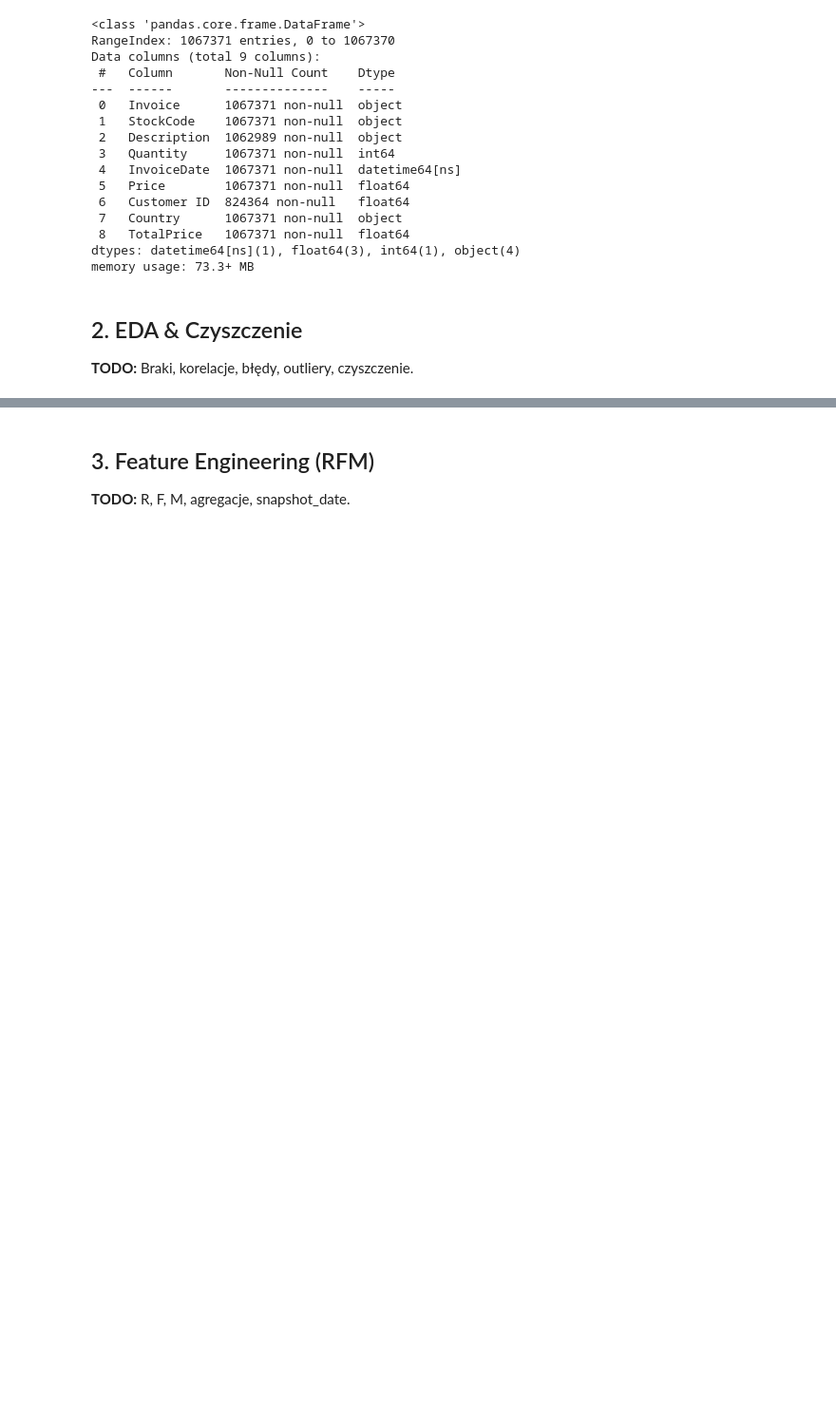
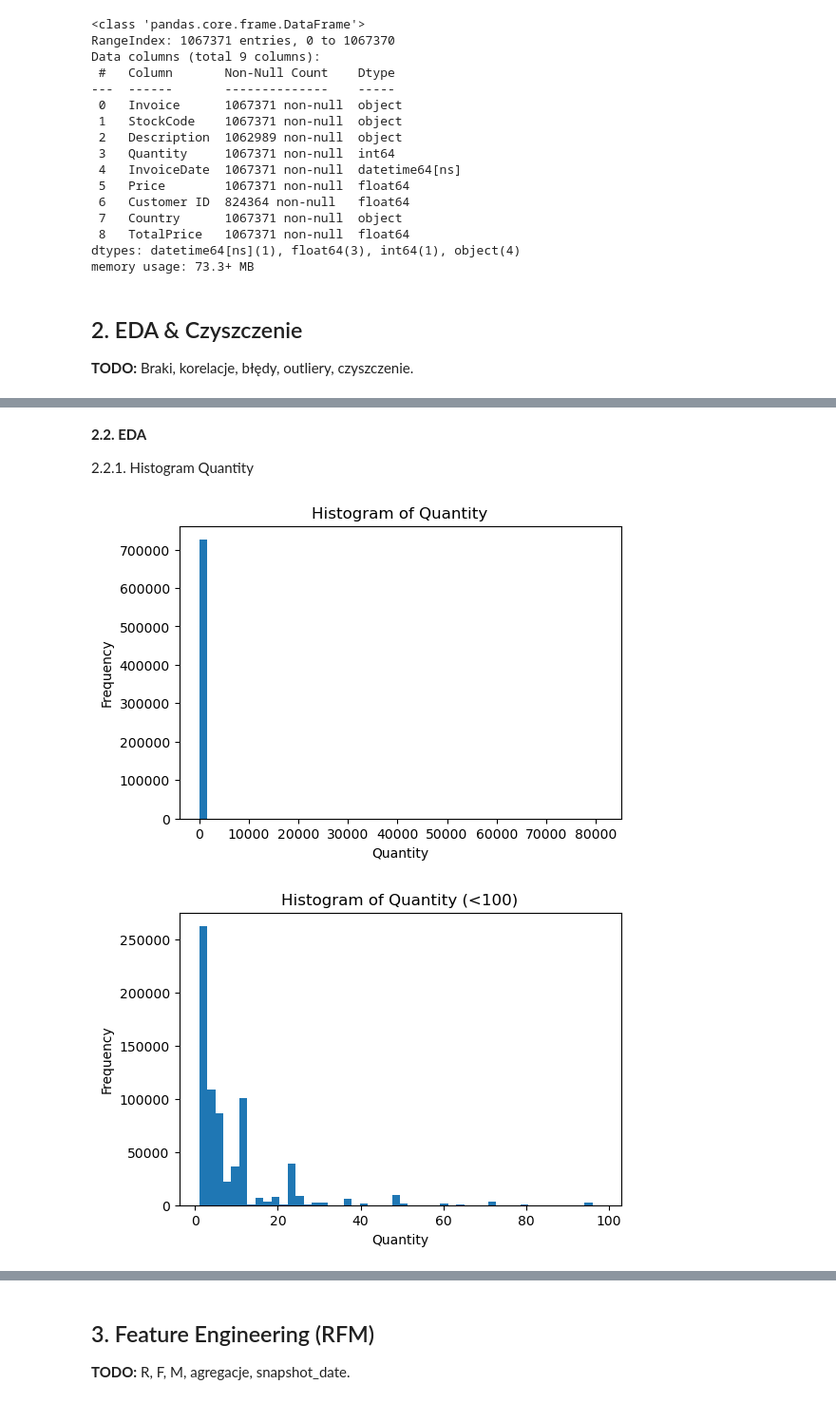
Before and after one commit to lukaszkortals/ML_Online_Retail_II, a Jupyter notebook: notebooks/project.ipynb, the cells around one changed output, grey strips where cells are left out. Shown at 95% size. Saved outputs shown, nothing was run; the diff lists cells and outputs as text; code cells hidden in the pictures; blank space fills up the shorter version.

```diff
--- a/notebooks/project.ipynb
+++ b/notebooks/project.ipynb
@@ -48,0 +54,18 @@ memory usage: 73.3+ MB
+# %%
+# Usuń anulowane faktury (Invoice zaczyna się od "C")
+df = df[~df["Invoice"].astype(str).str.startswith("C")]
+
+# Usuń rekordy z Quantity <= 0 i Price <= 0
+df = df[(df["Quantity"] > 0) & (df["Price"] > 0)]
+
+# Usuń rekordy bez Customer ID
+df = df[df["Customer ID"].notna()]
+
+# Zamiana typ Customer ID na int
+df["Customer ID"] = df["Customer ID"].astype(int)
+
+# Filtrowanie tylko na UK
+df = df[df["Country"] == "United Kingdom"]
+
+df.info()
+df.head()
@@ -48,0 +95,23 @@ memory usage: 73.3+ MB
+# %% [markdown]
+**2.2. EDA**
+
+2.2.1. Histogram Quantity
+# %%
+import matplotlib.pyplot as plt
+
+plt.figure(figsize=(6,4))
+plt.hist(df["Quantity"], bins=50)
+plt.title("Histogram of Quantity")
+plt.xlabel("Quantity")
+plt.ylabel("Frequency")
+plt.show()
+
+plt.figure(figsize=(6,4))
+plt.hist(df[df["Quantity"] < 100]["Quantity"], bins=50)
+plt.title("Histogram of Quantity (<100)")
+plt.xlabel("Quantity")
+plt.ylabel("Frequency")
+plt.show()
+# %% [output]
+[figure, added]
+[figure, added]
```
Also changed, not shown: parts of 18 cells of this notebook.
